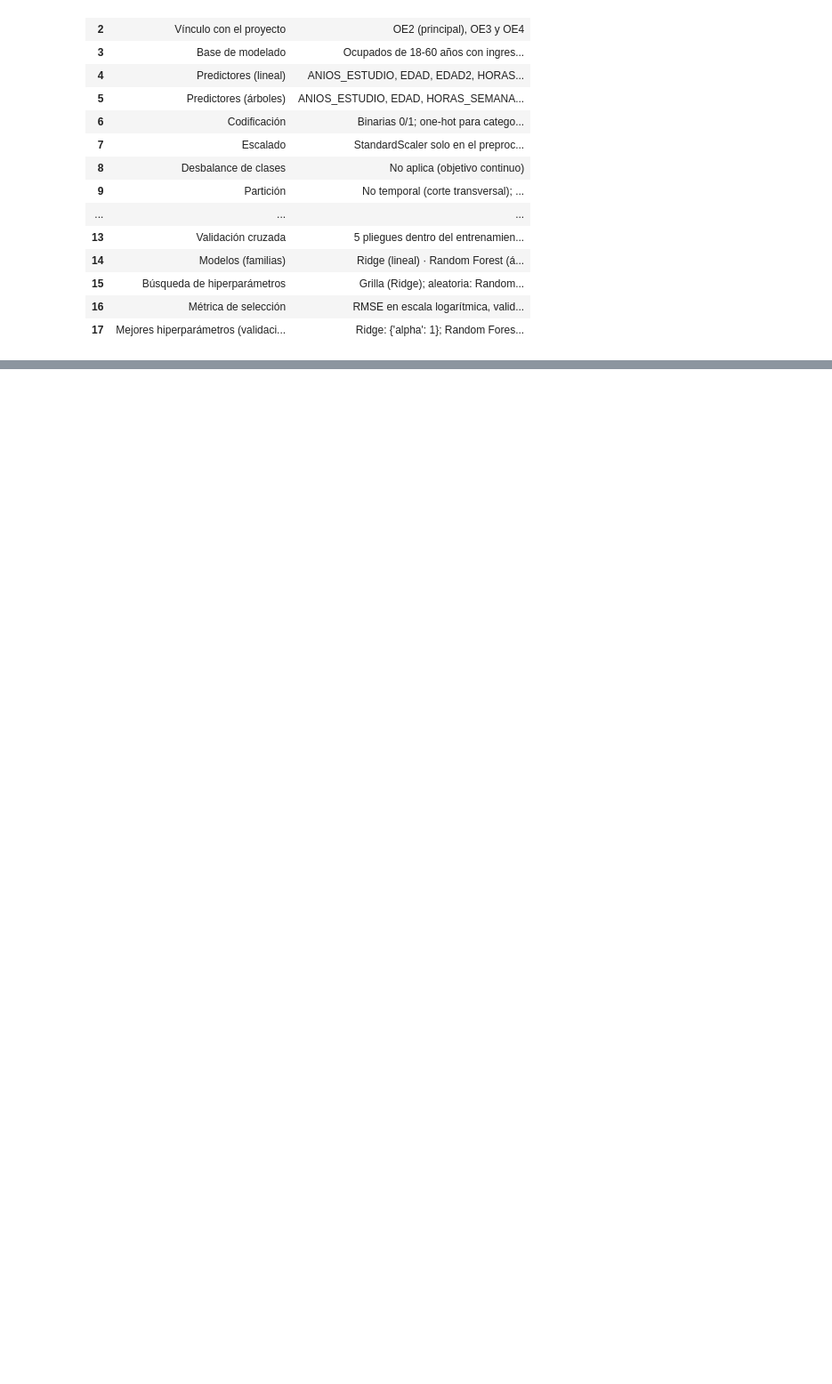
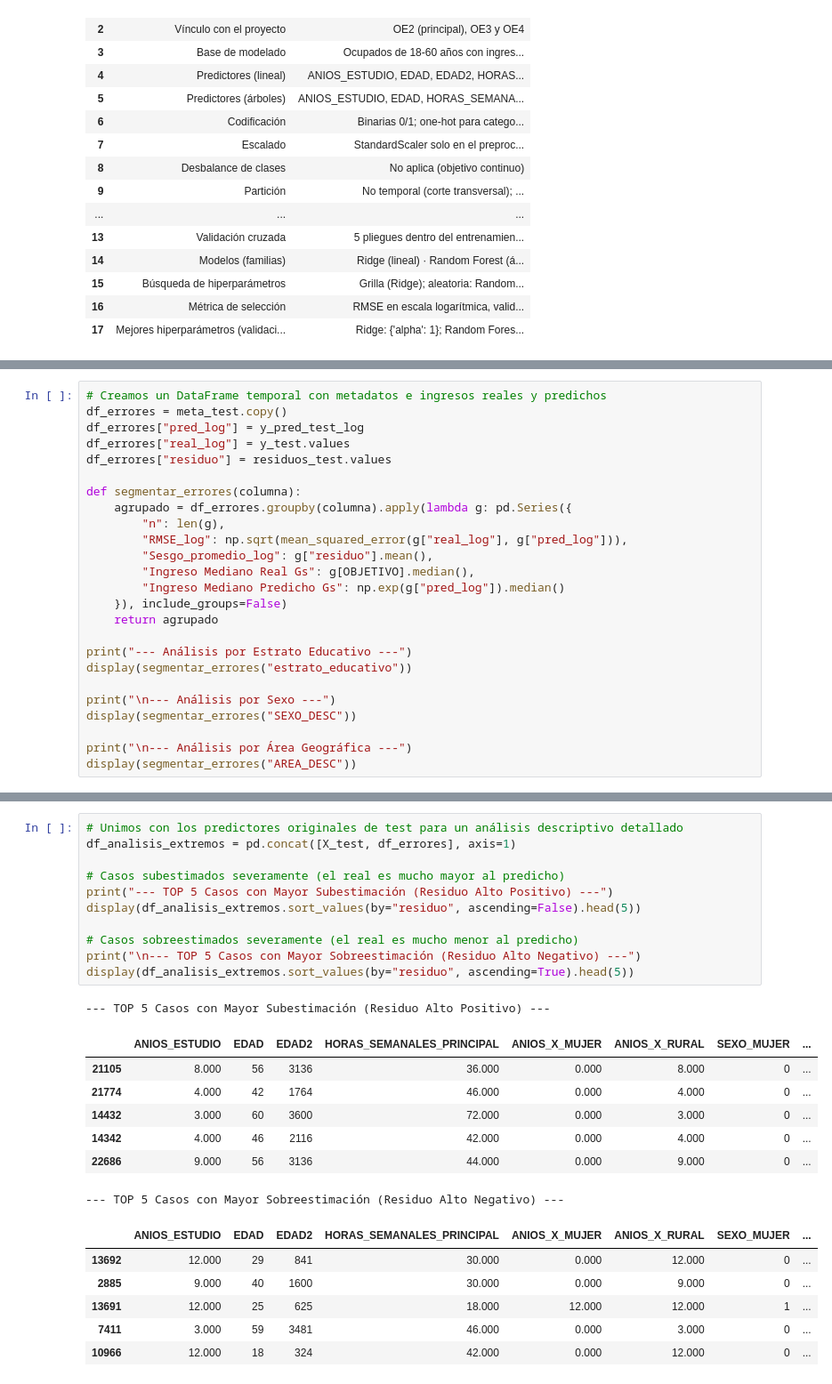
Before and after one commit to fiomusmeci-rgb/Proyecto_DataScience, a Jupyter notebook: notebooks/Fase3_DataScience_Torres_Musmeci_Roman.ipynb, the cells around one changed output, grey strips where cells are left out. Shown at 89% size. Cells and saved outputs as stored; diff of their text form; blank space fills up the shorter version.

Commit message:
Update Fase3_DataScience_Torres_Musmeci_Roman.ipynb
Actividades 7, 8 y 9 añadidas.

```diff
--- a/notebooks/Fase3_DataScience_Torres_Musmeci_Roman.ipynb
+++ b/notebooks/Fase3_DataScience_Torres_Musmeci_Roman.ipynb
@@ -1284,0 +1384,25 @@ with pd.option_context("display.max_colwidth", None):
+# %%
+# Creamos un DataFrame temporal con metadatos e ingresos reales y predichos
+df_errores = meta_test.copy()
+df_errores["pred_log"] = y_pred_test_log
+df_errores["real_log"] = y_test.values
+df_errores["residuo"] = residuos_test.values
+
+def segmentar_errores(columna):
+    agrupado = df_errores.groupby(columna).apply(lambda g: pd.Series({
+        "n": len(g),
+        "RMSE_log": np.sqrt(mean_squared_error(g["real_log"], g["pred_log"])),
+        "Sesgo_promedio_log": g["residuo"].mean(),
+        "Ingreso Mediano Real Gs": g[OBJETIVO].median(),
+        "Ingreso Mediano Predicho Gs": np.exp(g["pred_log"]).median()
+    }), include_groups=False)
+    return agrupado
+
+print("--- Análisis por Estrato Educativo ---")
+display(segmentar_errores("estrato_educativo"))
+
+print("\n--- Análisis por Sexo ---")
+display(segmentar_errores("SEXO_DESC"))
+
+print("\n--- Análisis por Área Geográfica ---")
+display(segmentar_errores("AREA_DESC"))
@@ -1284,0 +1430,26 @@ with pd.option_context("display.max_colwidth", None):
+# %%
+# Unimos con los predictores originales de test para un análisis descriptivo detallado
+df_analisis_extremos = pd.concat([X_test, df_errores], axis=1)
+
+# Casos subestimados severamente (el real es mucho mayor al predicho)
+print("--- TOP 5 Casos con Mayor Subestimación (Residuo Alto Positivo) ---")
+display(df_analisis_extremos.sort_values(by="residuo", ascending=False).head(5))
+
+# Casos sobreestimados severamente (el real es mucho menor al predicho)
+print("\n--- TOP 5 Casos con Mayor Sobreestimación (Residuo Alto Negativo) ---")
+display(df_analisis_extremos.sort_values(by="residuo", ascending=True).head(5))
+# %% [output]
+--- TOP 5 Casos con Mayor Subestimación (Residuo Alto Positivo) ---
+|  | ANIOS_ESTUDIO | EDAD | EDAD2 | HORAS_SEMANALES_PRINCIPAL | ANIOS_X_MUJER | ANIOS_X_RURAL | SEXO_MUJER | ... |
+| 21105 | 8.000 | 56 | 3136 | 36.000 | 0.000 | 8.000 | 0 | ... |
+| 21774 | 4.000 | 42 | 1764 | 46.000 | 0.000 | 4.000 | 0 | ... |
+| 14432 | 3.000 | 60 | 3600 | 72.000 | 0.000 | 3.000 | 0 | ... |
+| 14342 | 4.000 | 46 | 2116 | 42.000 | 0.000 | 4.000 | 0 | ... |
+| 22686 | 9.000 | 56 | 3136 | 44.000 | 0.000 | 9.000 | 0 | ... |
+--- TOP 5 Casos con Mayor Sobreestimación (Residuo Alto Negativo) ---
+|  | ANIOS_ESTUDIO | EDAD | EDAD2 | HORAS_SEMANALES_PRINCIPAL | ANIOS_X_MUJER | ANIOS_X_RURAL | SEXO_MUJER | ... |
+| 13692 | 12.000 | 29 | 841 | 30.000 | 0.000 | 12.000 | 0 | ... |
+| 2885 | 9.000 | 40 | 1600 | 30.000 | 0.000 | 9.000 | 0 | ... |
+| 13691 | 12.000 | 25 | 625 | 18.000 | 12.000 | 12.000 | 1 | ... |
+| 7411 | 3.000 | 59 | 3481 | 46.000 | 0.000 | 3.000 | 0 | ... |
+| 10966 | 12.000 | 18 | 324 | 42.000 | 0.000 | 12.000 | 0 | ... |
```
Also changed, not shown: parts of 16 cells of this notebook.
